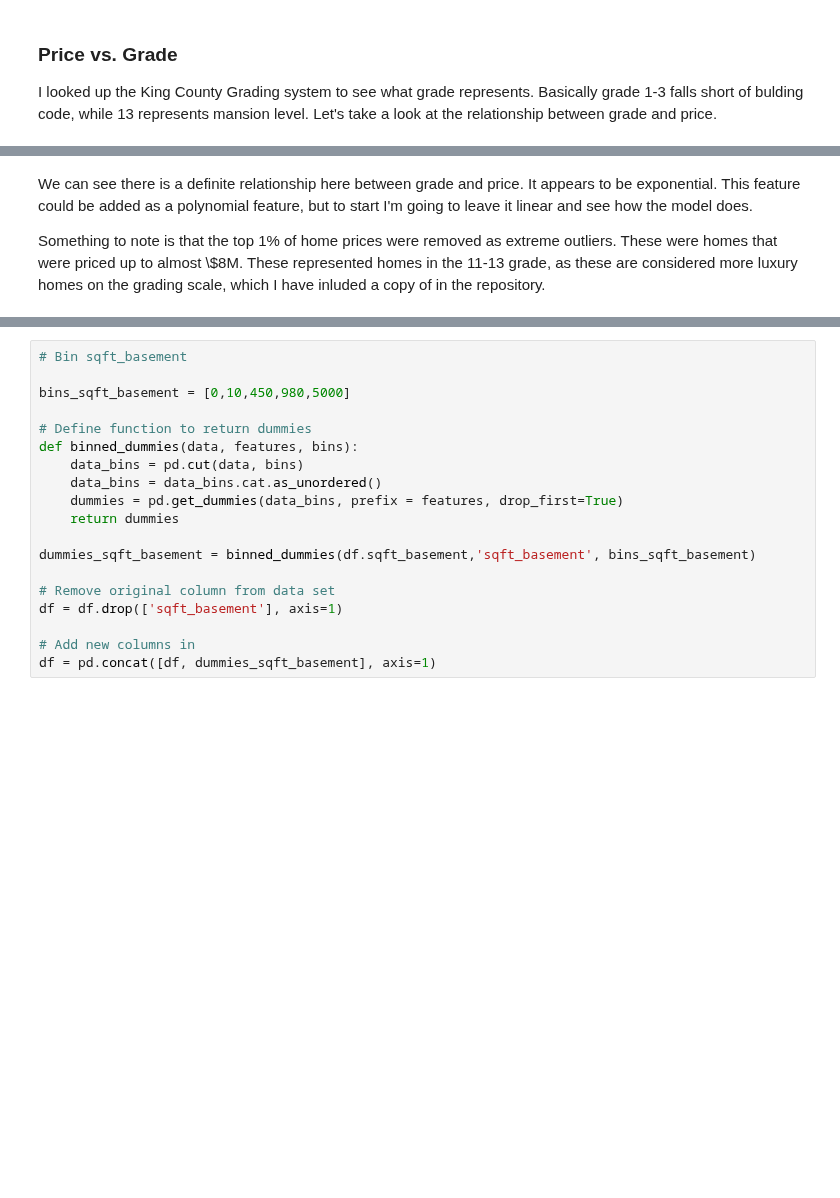
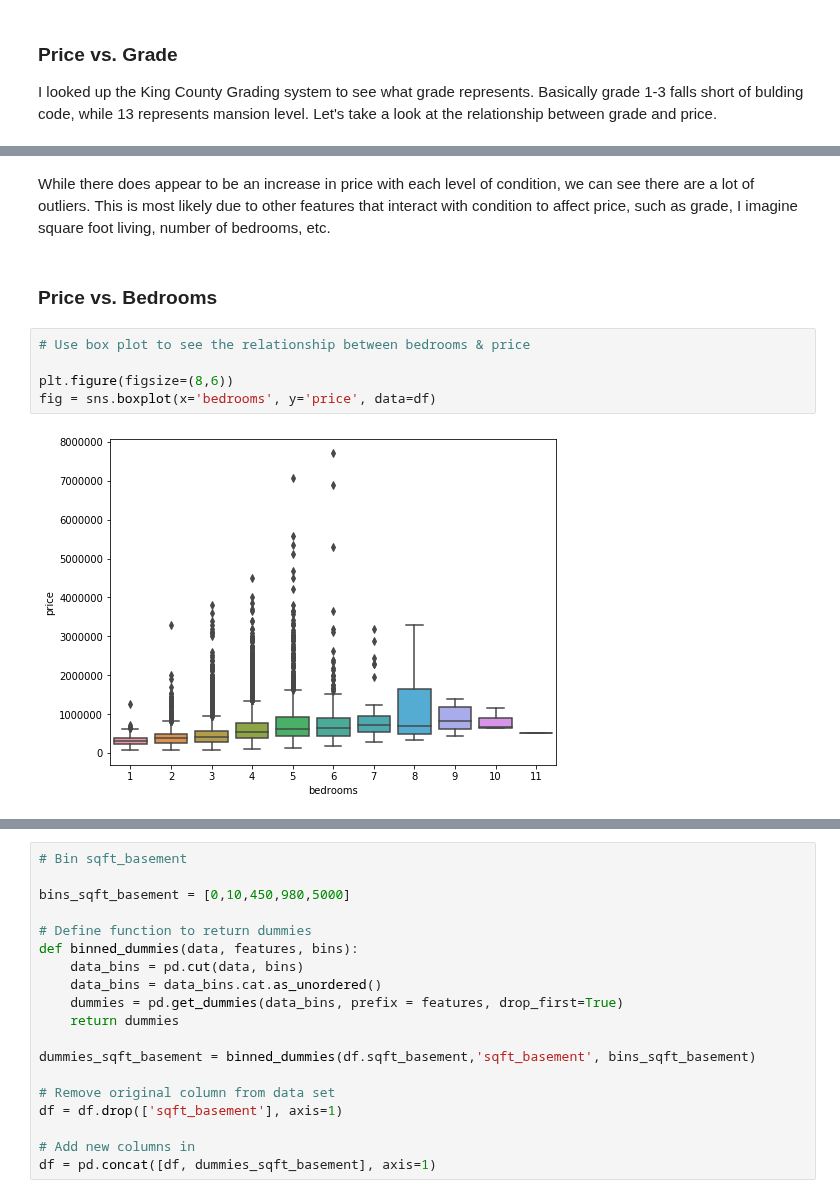
Before and after one commit to JessicaFB/Flipping-Houses-Strategy, a Jupyter notebook: student.ipynb, the cells around one changed output, grey strips where cells are left out. Drawn from its saved outputs; the diff is of its cells as text; blank space fills up the shorter version.

```diff
--- a/student.ipynb
+++ b/student.ipynb
@@ -348,4 +315,11 @@ plt.title('Price vs. Grade');
-# %% [markdown]
-We can see there is a definite relationship here between grade and price. It appears to be exponential. This feature could be added as a polynomial feature, but to start I'm going to leave it linear and see how the model does.
-
-Something to note is that the top 1% of home prices were removed as extreme outliers. These were homes that were priced up to almost \\$8M. These represented homes in the 11-13 grade, as these are considered more luxury homes on the grading scale, which I have inluded a copy of in the repository.
+# %% [markdown]
+While there does appear to be an increase in price with each level of condition, we can see there are a lot of outliers. This is most likely due to other features that interact with condition to affect price, such as grade, I imagine square foot living, number of bedrooms, etc.
+# %% [markdown]
+### Price vs. Bedrooms
+# %%
+# Use box plot to see the relationship between bedrooms & price
+
+plt.figure(figsize=(8,6))
+fig = sns.boxplot(x='bedrooms', y='price', data=df)
+# %% [output]
+[figure, added]
```
Also changed, not shown: parts of 47 cells of this notebook, 1 other file.
